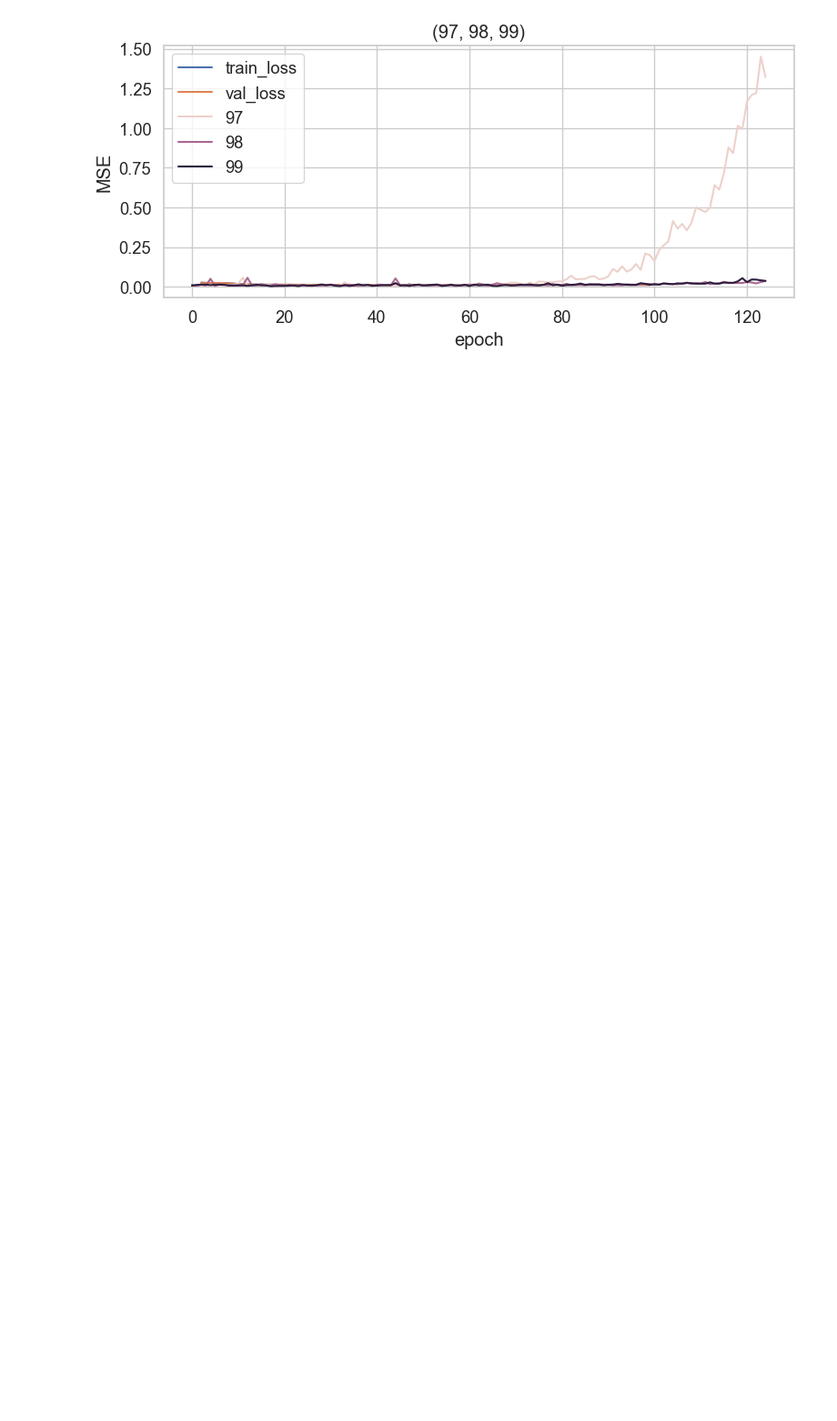
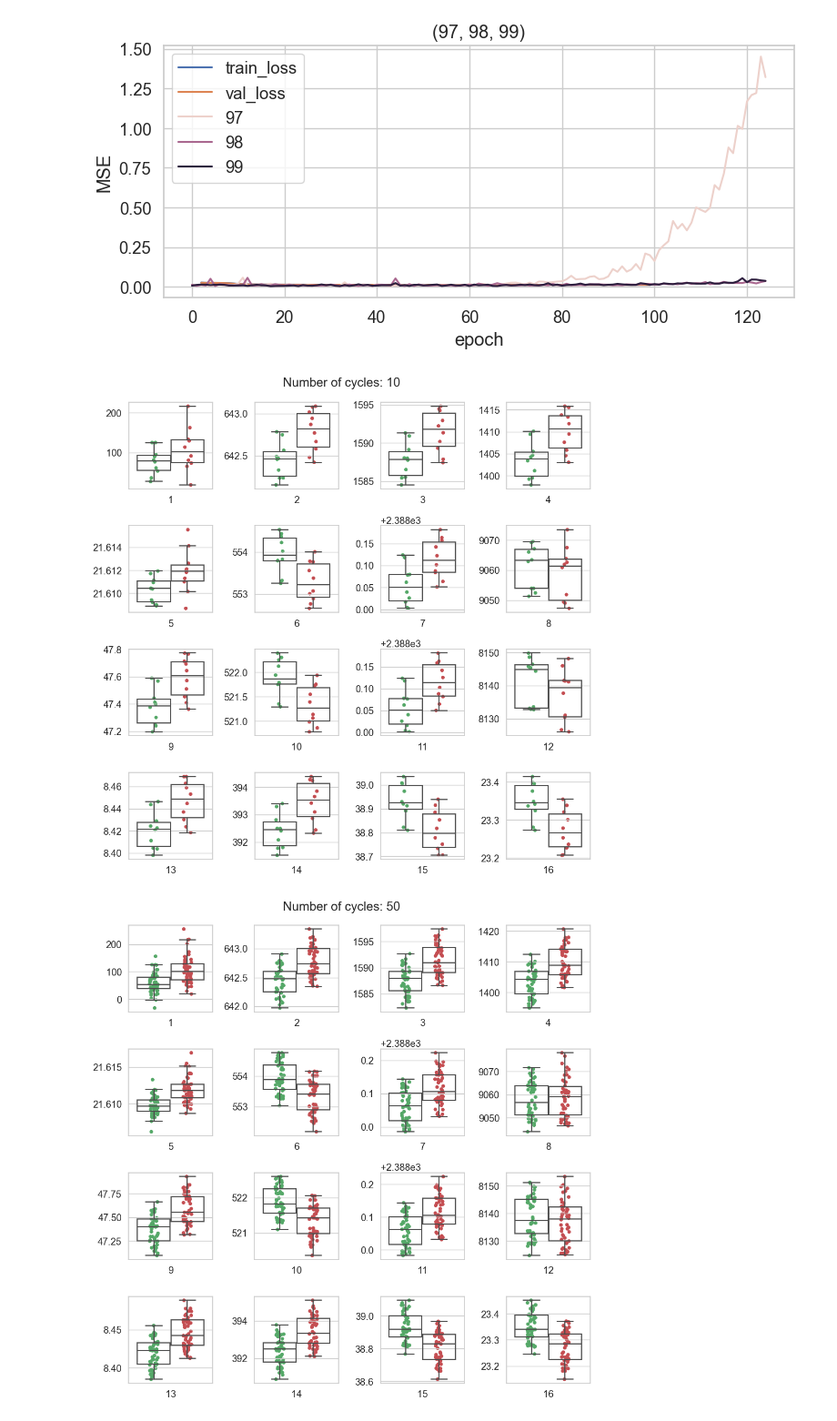
Before and after one commit to KusaTea/UnsupervisedHI, a Jupyter notebook: ae_training_normal.ipynb, the cells around one changed output. Shown at 91% size. Drawn from its saved outputs; the diff is of its cells as text; code cells hidden in the pictures; blank space fills up the shorter version.

Commit message:
Reconstruction visualisation was added

```diff
--- a/ae_training_normal.ipynb
+++ b/ae_training_normal.ipynb
@@ -118,11 +124,6 @@ def plot_history(history_df: pd.DataFrame, ylabel: str = None, save_path: str =
         plt.savefig(save_path)
     plt.show()
 # %%
-def check_path(pth):
-    if not os.path.exists(pth):
-        os.makedirs(pth)
-    return pth
-
 def evaluate_model(model: nn.Module, loader: DataLoader, ):
     with torch.no_grad():
         losses = list()
@@ -256,3 +250,66 @@ for anomaly_df in transform_anomaly_history(anomaly_losses):
     plt.savefig(f'../Plots/history/norm-anom/{title}.png')
 # %% [output]
 [figure]
+# %%
+seed = 37
+
+plot_path = '../Plots/reconstruction_visualisation/'
+check_path(plot_path)
+
+for n_cycles in (10, 50, 100, 150, 200, 250, 300, 350, 400, 450, 500):
+    g = torch.Generator()
+    g.manual_seed(seed)
+    seed_everything(seed)
+    normal_data = train_dataset[torch.randperm(len(train_dataset), generator=g)[:n_cycles]]['sensors']
+    seed_everything(seed)
+    anomaly_data = anomaly_dataset[torch.randperm(len(anomaly_dataset), generator=g)[:n_cycles]]['sensors']
+
+    with torch.no_grad():
+        _, normal_reconstruction = model_ae(normal_data)
+        _, anomaly_reconstruction = model_ae(anomaly_data)
+        normal_reconstruction = scaler.inverse_transform(normal_reconstruction)
+        anomaly_reconstruction = scaler.inverse_transform(anomaly_reconstruction)
+
+    columns = [i+1 for i in range(normal_reconstruction.shape[1])]
+    normal_df = pd.DataFrame(normal_reconstruction.cpu(), columns=columns).melt()
+    normal_df['type'] = 'normal'
+    anomaly_df = pd.DataFrame(anomaly_reconstruction.cpu(), columns=columns).melt()
+    anomaly_df['type'] = 'anomaly'
+    df = pd.concat((normal_df, anomaly_df), axis=0)
+
+    plt.close()
+    fig, axes = plt.subplots(4, 4)
+    fig.set_size_inches(10, 10)
+
+    for ax, sensor_id in zip(axes.flatten(), df['variable'].unique()):
+
+        sns.stripplot(data=df[df['variable'] == sensor_id],
+                    x='variable',
+                    y='value',
+                    hue='type',
+                    palette=['g', 'r'],
+                    dodge=True,
+                    ax=ax,
+                    zorder=0)
+
+        sns.boxplot(data=df[df['variable'] == sensor_id],
+                    x='variable',
+                    y='value',
+                    hue='type',
+                    boxprops={"facecolor": (0, 0, 0, 0)},
+                    showfliers=False,
+                    ax=ax,
+                    zorder=1)
+
+        ax.set_ylabel(None)
+        ax.set_xlabel(None)
+        ax.get_legend().remove()
+
+    fig.suptitle(f'Number of cycles: {n_cycles}')
+
+    plt.tight_layout()
+    plt.savefig(os.path.join(plot_path, f'{n_cycles}.png'))
+    plt.show()
+# %% [output]
+[figure, added]
+[figure, added]
```
Also changed, not shown: parts of 5 cells of this notebook, 4 other files.
